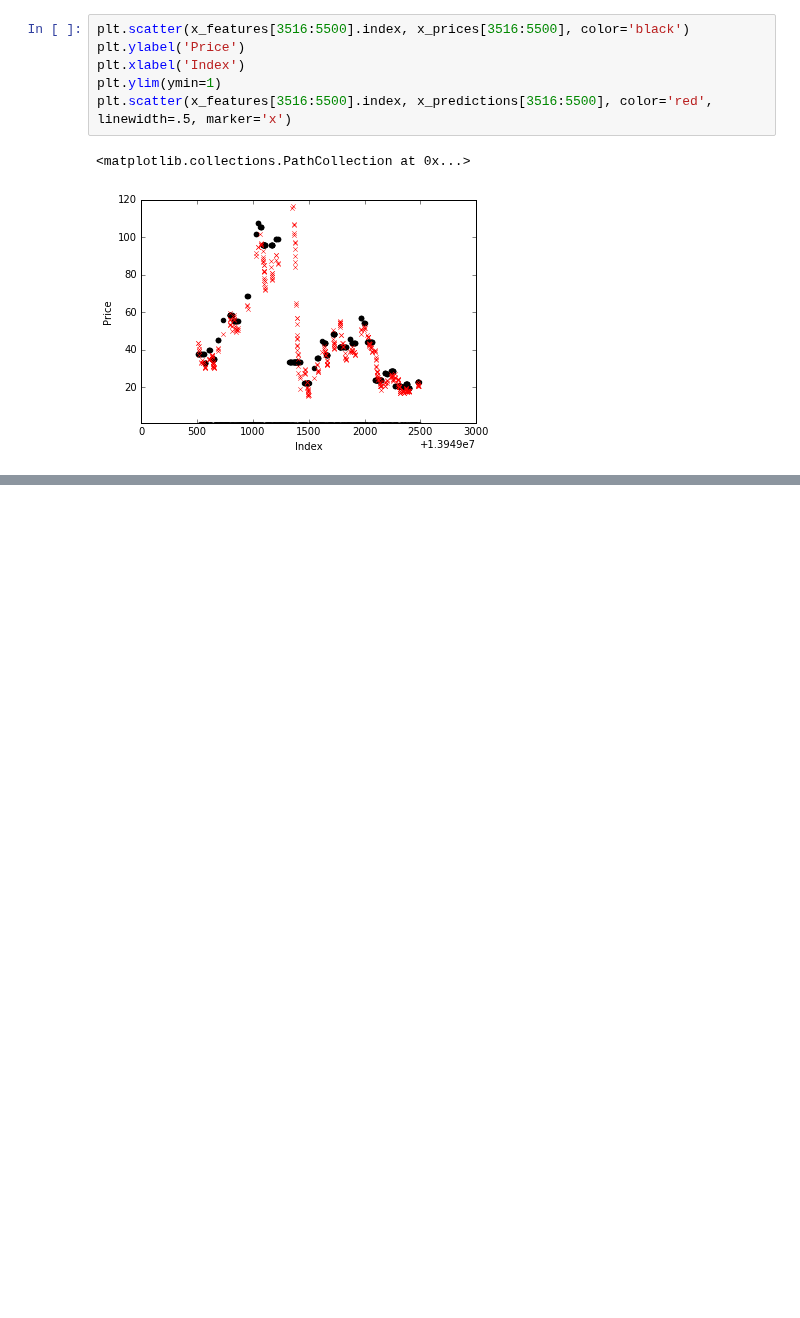
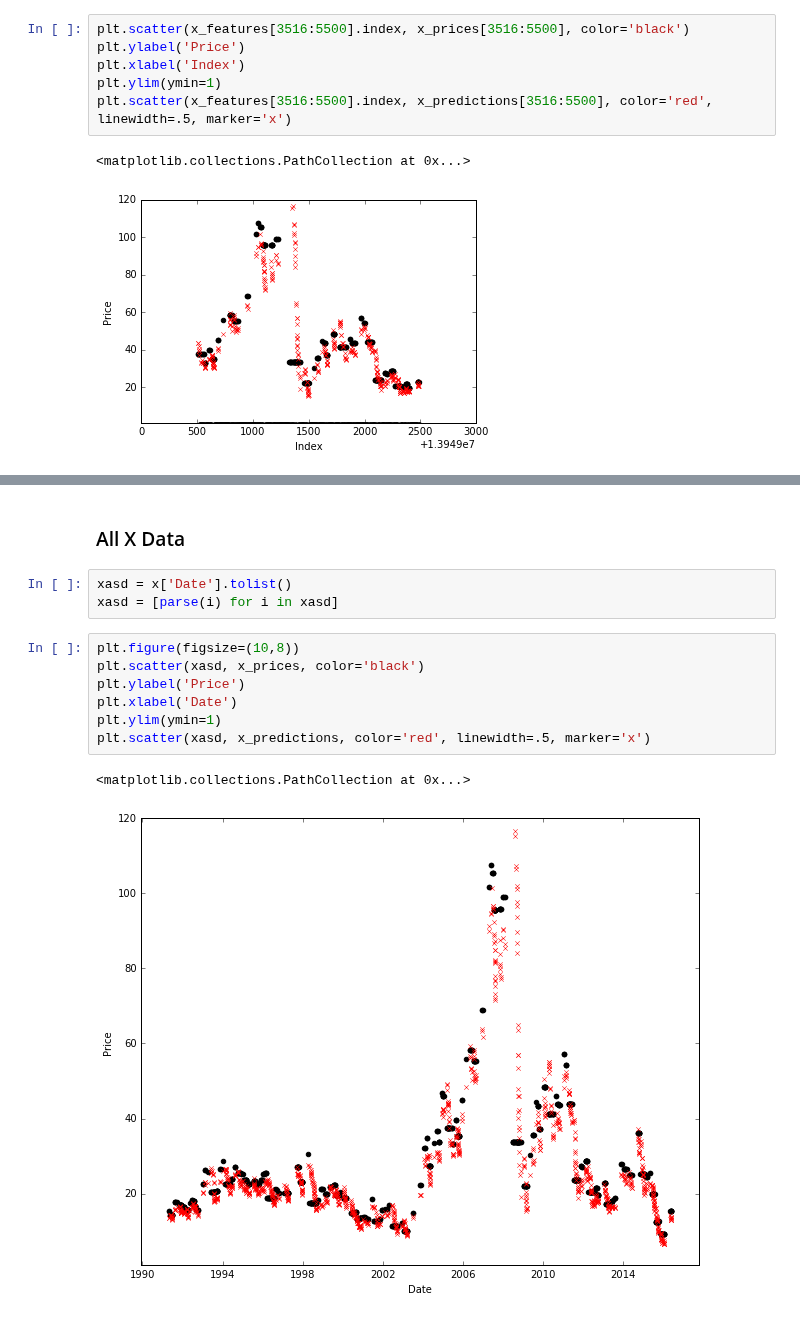
Before and after one commit to theofanislekkas/mlnd, a Jupyter notebook: rsi/Relative Strength Index and Predicting Stock Prices.ipynb, the cells around one changed output, grey strips where cells are left out. Drawn from its saved outputs; the diff is of its cells as text; blank space fills up the shorter version.

```diff
--- a/rsi/Relative Strength Index and Predicting Stock Prices.ipynb
+++ b/rsi/Relative Strength Index and Predicting Stock Prices.ipynb
@@ -1390,0 +1442,15 @@ Also important to point what is happening in the chart above.  This selection wa
+# %% [markdown]
+### All X Data
+# %%
+xasd = x['Date'].tolist()
+xasd = [parse(i) for i in xasd]
+# %%
+plt.figure(figsize=(10,8))
+plt.scatter(xasd, x_prices, color='black')
+plt.ylabel('Price')
+plt.xlabel('Date')
+plt.ylim(ymin=1)
+plt.scatter(xasd, x_predictions, color='red', linewidth=.5, marker='x')
+# %% [output]
+<matplotlib.collections.PathCollection at 0x...>
+[figure, added]
```
Also changed, not shown: parts of 12 cells of this notebook.
